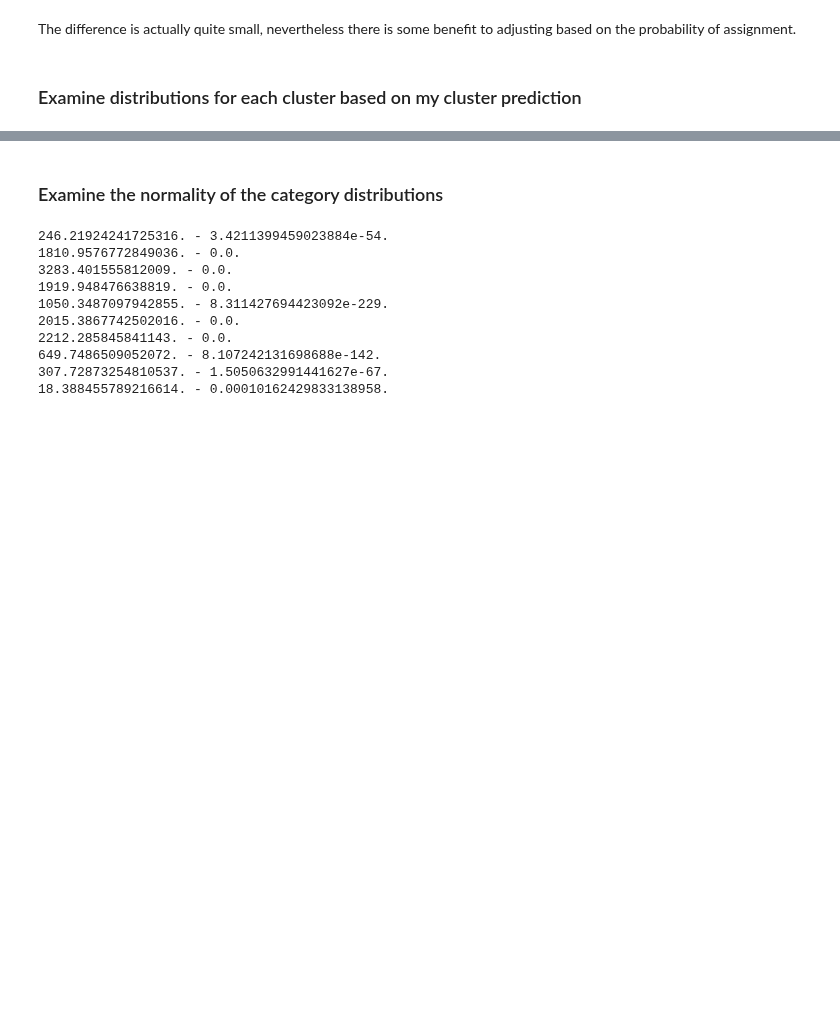
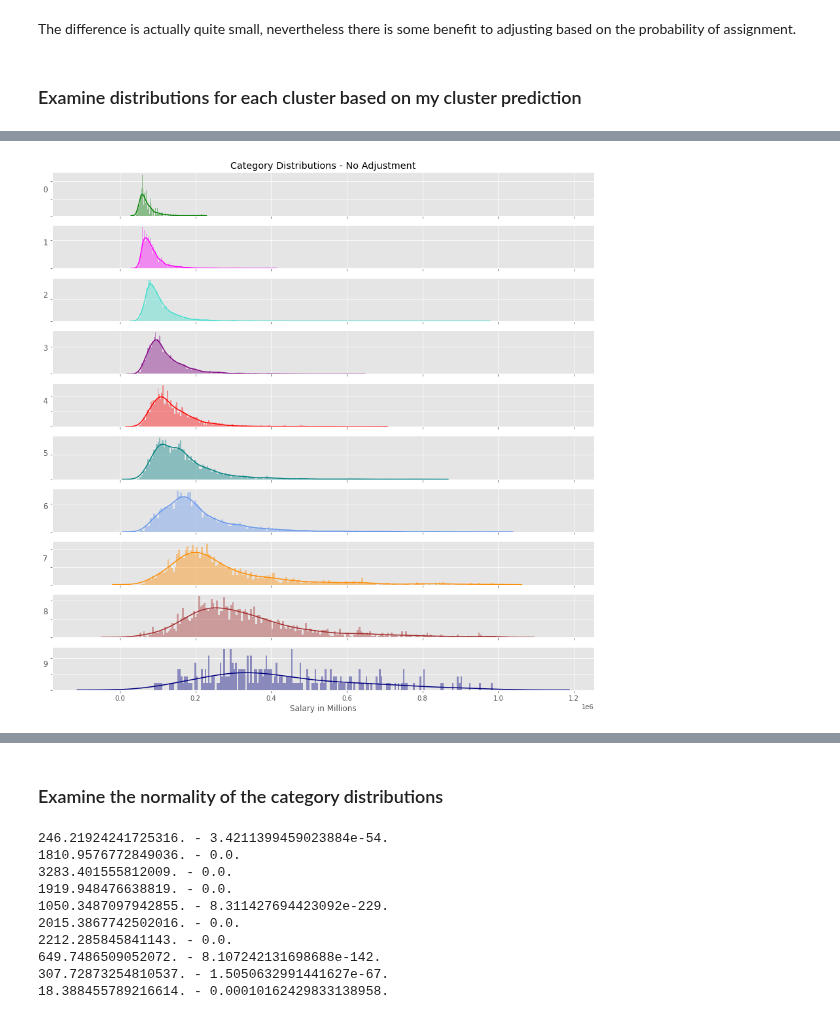
Before and after one commit to mrkjhsn/Not_for_Profit_Compensation_Modeling, a Jupyter notebook: 08.modeling_rfc.ipynb, the cells around one changed output, grey strips where cells are left out. Cells and saved outputs as stored; diff of their text form; code cells hidden in the pictures; blank space fills up the shorter version.

```diff
--- a/08.modeling_rfc.ipynb
+++ b/08.modeling_rfc.ipynb
@@ -371,23 +371,39 @@ plt.savefig('03.visualizations/classification_hist.png');
 # %%
-# colors = ['navy',
-#         'brown',
-#         'darkorange',
-#         'cornflowerblue',
-#         'teal',
-#         'red',
-#        'purple',
-#        'turquoise',
-#        'magenta',
-#        'green']
+# plot category distributions in separate plots
+# with kernel density for each category
 
-# plt.figure(figsize=(12, 3))
+colors = ['navy',
+        'brown',
+        'darkorange',
+        'cornflowerblue',
+        'teal',
+        'red',
+       'purple',
+       'turquoise',
+       'magenta',
+       'green']
 
-# for i, color in enumerate(colors):
-#     pred_with_salary[pred_with_salary[0] == i].iloc[:,0].hist(bins=200, alpha=.3, color=color)
+# reverse color order to correspond with
+# ordering in other areas of my presentation
+colors.reverse()
 
-# plt.xlim(0, 300000)
-# plt.tight_layout()
-# plt.savefig('03.visualizations/classification_hist_sub.png');
+fig, ax = plt.subplots(nrows=10, ncols=1, sharex=True, figsize=(12, 12))
+
+for i, color in enumerate(colors):
+    sns.distplot(pred_with_salary[pred_with_salary[0] == i].iloc[:,0],
+                 bins=200,
+                 color=color, ax=ax[i])
+    ax[i].set_yticklabels('')
+    ax[i].set_ylabel(i, rotation=0)
+    ax[i].set_xlabel('')
+
+ax[0].set_title('Category Distributions - No Adjustment')
+ax[9].set_xlabel('Salary in Millions')
+
+plt.tight_layout()
+plt.savefig('03.visualizations/classification_hist_kde.png');
+# %% [output]
+[figure, added]
 # %%
 # plot category distributions in separate plots
 # with kernel density for each category
```
Also changed, not shown: parts of 2 cells of this notebook.
